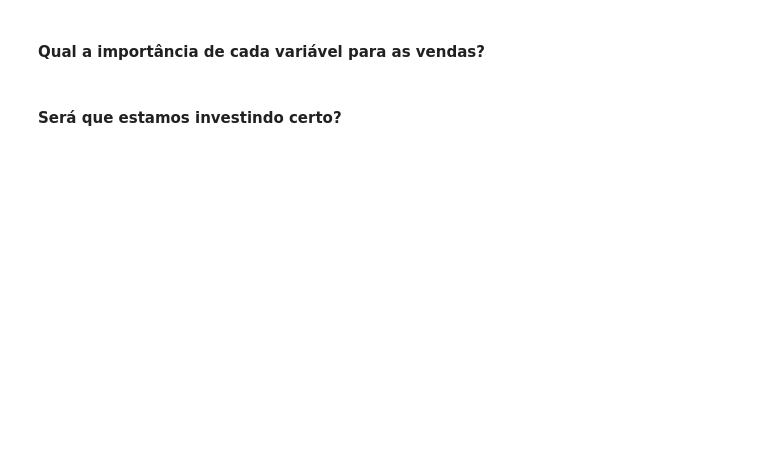
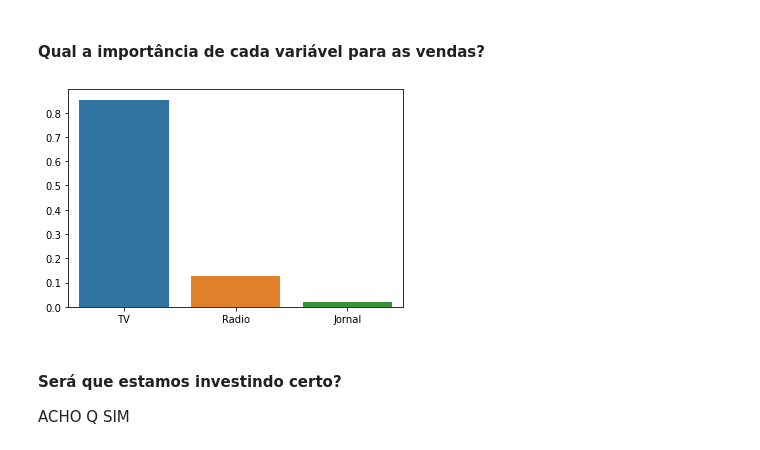
Before and after one commit to xFontana/Python, a Jupyter notebook: Aulas/Aula3 - Database Analise de Dados.ipynb, the cells around one changed output. Cells and saved outputs as stored; diff of their text form; code cells hidden in the pictures; blank space fills up the shorter version.

```diff
--- a/Aulas/Aula3 - Database Analise de Dados.ipynb
+++ b/Aulas/Aula3 - Database Analise de Dados.ipynb
@@ -86,4 +109,12 @@ print(metrics.r2_score(y_teste, previsao_arvoredecisao))
 # %% [markdown]
 #### Qual a importância de cada variável para as vendas?
+# %%
+# MOSTRAR QUAL MEIO É MAIS IMPORTANTE PARA AS VENDAS
+
+sns.barplot(x=x_treino.columns, y=modelo_arvoredecisao.feature_importances_)
+plt.show()
+# %% [output]
+[figure, added]
 # %% [markdown]
 #### Será que estamos investindo certo?
+ACHO Q SIM
```
Also changed, not shown: parts of 5 cells of this notebook.
